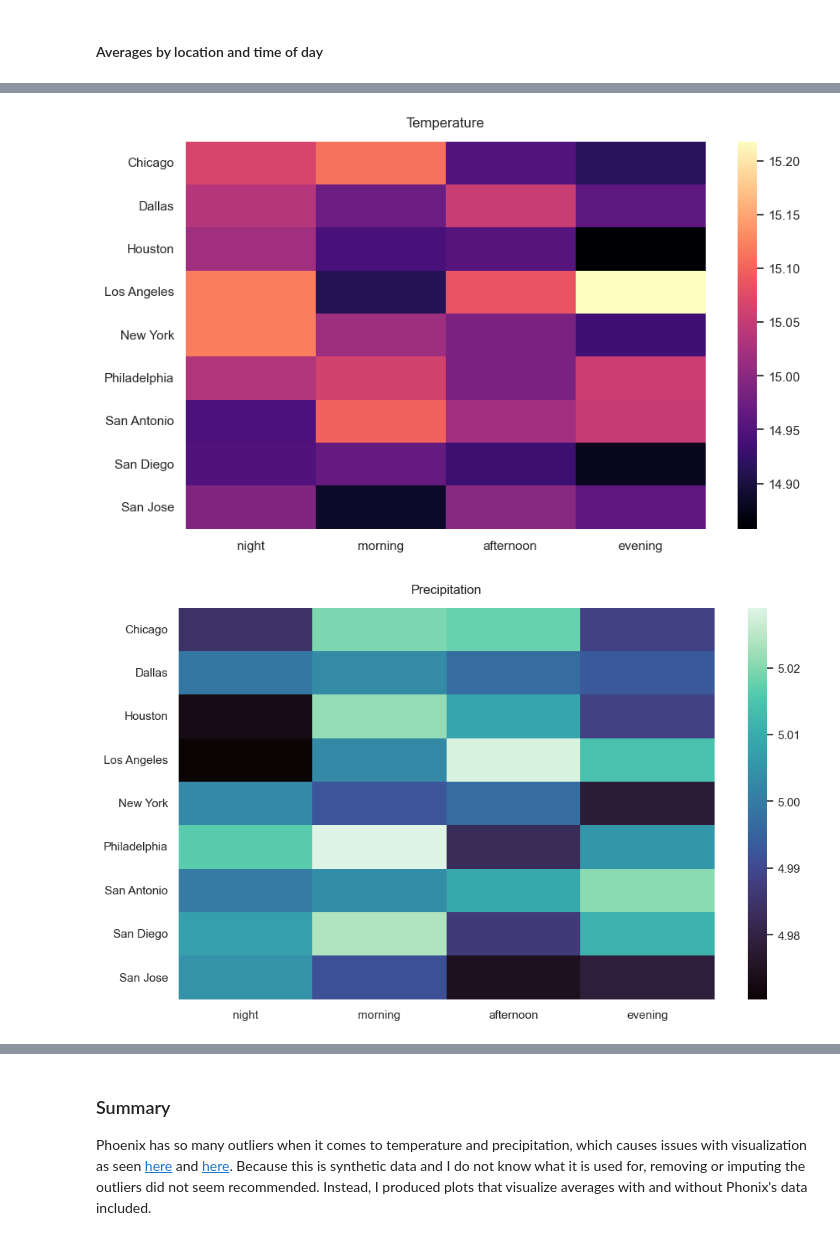
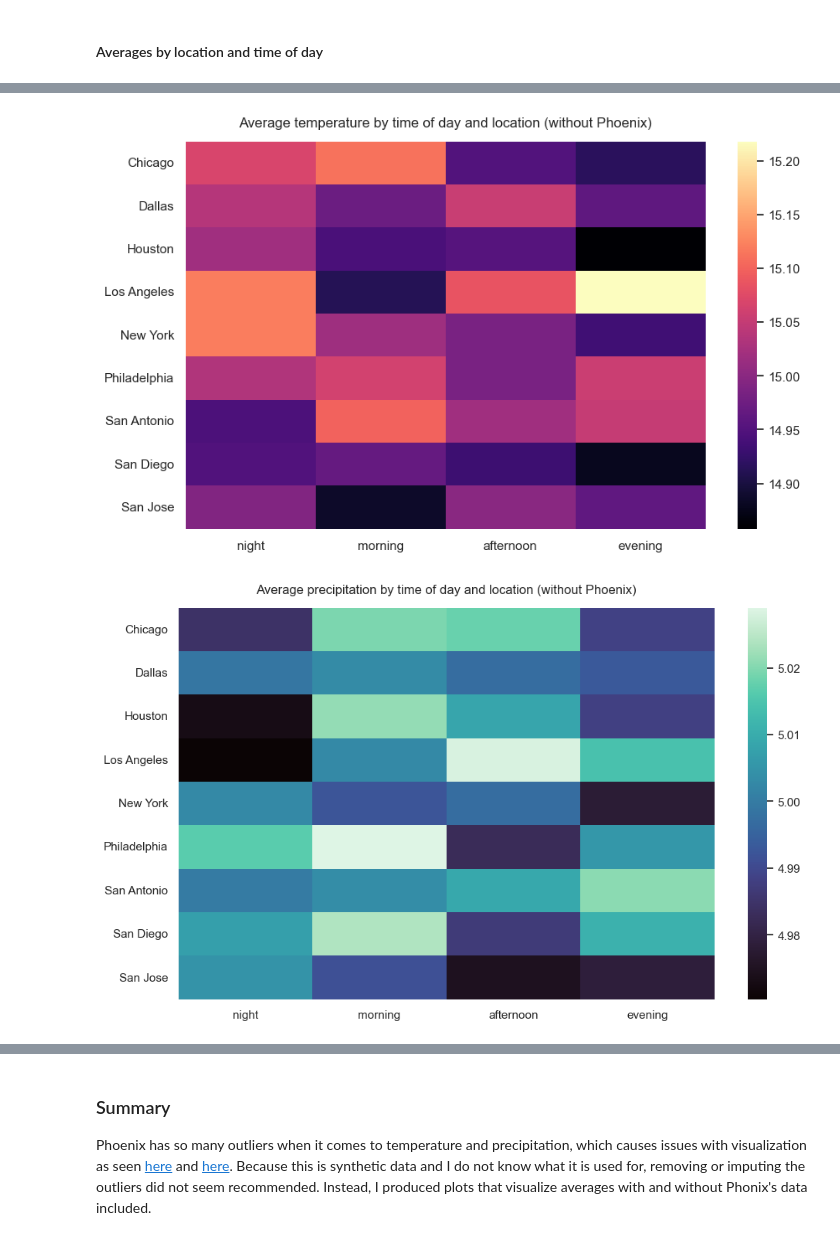
Before and after one commit to kozmik-moore/simple-weather-analysis, a Jupyter notebook: code/notebook.ipynb, the cells around one changed output, grey strips where cells are left out. Cells and saved outputs as stored; diff of their text form; code cells hidden in the pictures.

```diff
--- a/code/notebook.ipynb
+++ b/code/notebook.ipynb
@@ -375,7 +375,8 @@ for c in weather_vars:
     ax.set_xticklabels(list(x_labels.values()))
     sns.lineplot(df_avg_temp, x='month', y=c, hue_order=location_order, hue='location', ax=ax)
     sns.move_legend(ax, 'upper left', bbox_to_anchor=(1, 0.75))
-    fig.suptitle(f'Average {c} by month')
-    fig.savefig(join(target_dir, f'{c} averages by month.png'), bbox_inches='tight')
+    title = f'Average {c} by month and location'
+    fig.suptitle(title)
+    fig.savefig(join(target_dir, f'{title}.png'), bbox_inches='tight')
     plt.tight_layout()
 # %% [output]
@@ -392,7 +393,8 @@ for c in ['temperature', 'precipitation']:
     ax.set_xticklabels(list(x_labels.values()))
     sns.lineplot(df_avg_temp, x='month', y=c, hue_order=new_location_order, hue='location', ax=ax)
     sns.move_legend(ax, 'upper left', bbox_to_anchor=(1, 0.75))
-    fig.suptitle(f'Average {c} by month')
-    fig.savefig(join(target_dir, f'{c} averages by month (without Phoenix).png'), bbox_inches='tight')
+    title = f'Average {c} by month (without Phoenix)'
+    fig.suptitle(title)
+    fig.savefig(join(target_dir, f'{title}.png'), bbox_inches='tight')
     plt.tight_layout()
 # %% [output]
@@ -415,9 +417,10 @@ for c in weather_vars:
     fig, ax = plt.subplots()
     df_agg_piv = df_agg.pivot(index='location', columns='time_of_day')[c]
     sns.heatmap(df_agg_piv, cmap='mako' if c in ['precipitation', 'windspeed'] else 'magma', ax=ax)
-    ax.set_title(c.capitalize(), y=1.02)
     ax.set_xlabel('')
     ax.set_ylabel('')
-    fig.savefig(join(target_dir, f'{c}.png'))
+    title = f'Average {c} by time of day and location'
+    ax.set_title(title, y=1.02)
+    fig.savefig(join(target_dir, f'{title}.png'))
 plt.tight_layout()
 # %% [output]
@@ -428,17 +431,18 @@ plt.tight_layout()
 # %%
 # Visualization of averages by time of day with Phoenix removed
 for c in ['temperature', 'precipitation']:
     fig, ax = plt.subplots()
     df_agg_piv = df_agg[df_agg.location != 'Phoenix'].pivot(index='location', columns='time_of_day')[c]
     sns.heatmap(df_agg_piv, cmap='mako' if c in ['precipitation', 'windspeed'] else 'magma', ax=ax)
-    ax.set_title(c.capitalize(), y=1.02)
     ax.set_xlabel('')
     ax.set_ylabel('')
-    fig.savefig(join(target_dir, f'{c}(without Phoenix).png'))
+    title = f'Average {c} by time of day and location (without Phoenix)'
+    ax.set_title(title, y=1.02)
+    fig.savefig(join(target_dir, f'{title}.png'))
 plt.tight_layout()
 # %% [output]
-[figure, old version]
+[figure, new version]
-[figure, old version]
+[figure, new version]
 # %%
 # Visualize numeric correlations
 fig, ax = plt.subplots()
```
Also changed, not shown: parts of 4 cells of this notebook, 27 other files.
